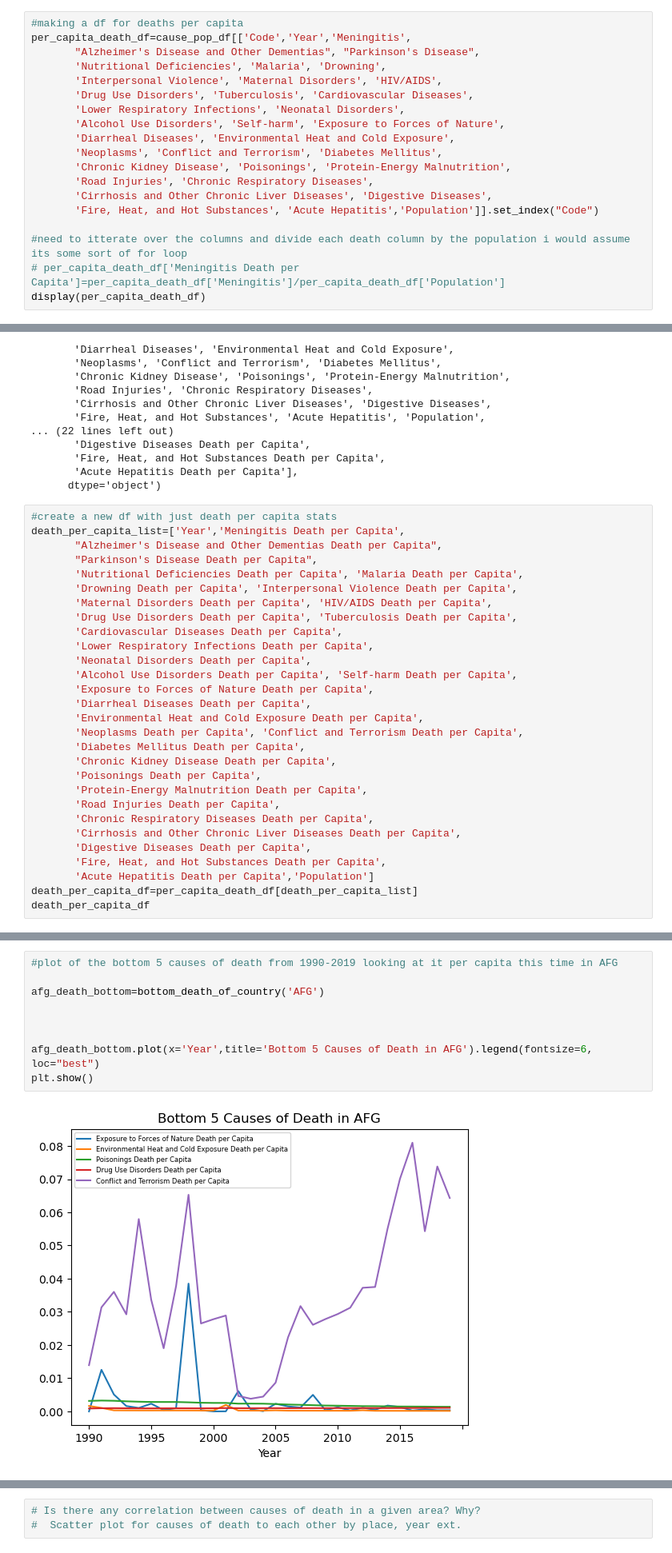
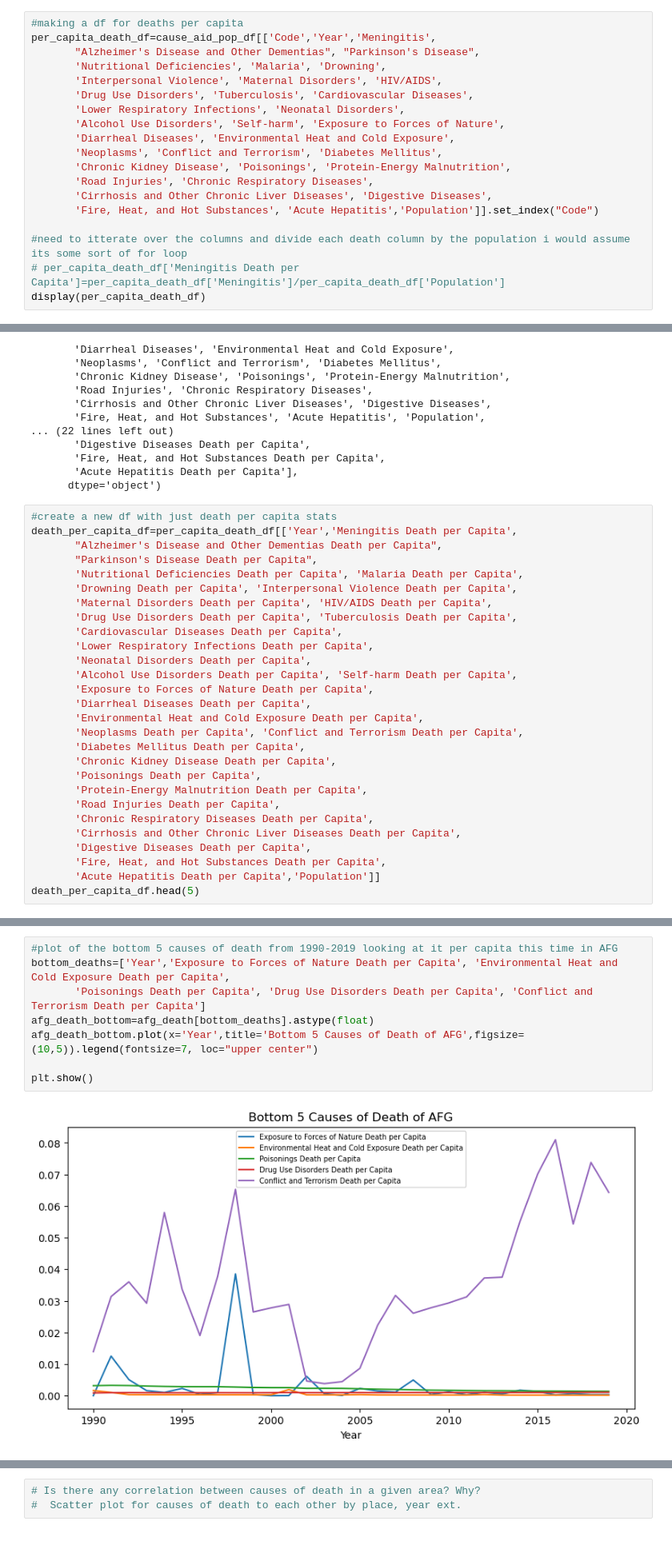
Before and after one commit to thomasjngo/Cause-of-Death-Analysis, a Jupyter notebook: Cause of Death Analysis/CommonCausesofDeath.ipynb, the cells around one changed output, grey strips where cells are left out. Shown at 80% size. Drawn from its saved outputs; the diff is of its cells as text.

```diff
--- a/Cause of Death Analysis/CommonCausesofDeath.ipynb
+++ b/Cause of Death Analysis/CommonCausesofDeath.ipynb
@@ -228,7 +236,7 @@ bottom_death_country_year
 4584 rows × 5 columns
 # %%
 #making a df for deaths per capita
-per_capita_death_df=cause_pop_df[['Code','Year','Meningitis',
+per_capita_death_df=cause_aid_pop_df[['Code','Year','Meningitis',
        "Alzheimer's Disease and Other Dementias", "Parkinson's Disease",
        'Nutritional Deficiencies', 'Malaria', 'Drowning',
        'Interpersonal Violence', 'Maternal Disorders', 'HIV/AIDS',
@@ -287,7 +295,7 @@ Index(['Year', 'Meningitis', 'Alzheimer's Disease and Other Dementias',
       dtype='object')
 # %%
 #create a new df with just death per capita stats
-death_per_capita_list=['Year','Meningitis Death per Capita',
+death_per_capita_df=per_capita_death_df[['Year','Meningitis Death per Capita',
        "Alzheimer's Disease and Other Dementias Death per Capita",
        "Parkinson's Disease Death per Capita",
        'Nutritional Deficiencies Death per Capita', 'Malaria Death per Capita',
@@ -311,9 +319,8 @@ death_per_capita_list=['Year','Meningitis Death per Capita',
        'Cirrhosis and Other Chronic Liver Diseases Death per Capita',
        'Digestive Diseases Death per Capita',
        'Fire, Heat, and Hot Substances Death per Capita',
-       'Acute Hepatitis Death per Capita','Population']
-death_per_capita_df=per_capita_death_df[death_per_capita_list]
-death_per_capita_df
+       'Acute Hepatitis Death per Capita','Population']]
+death_per_capita_df.head(5)
 # %% [output]
 |  | Year | Meningitis Death per Capita | Alzheimer's Disease and Other Dem... | Parkinson's Disease Death per Capita | Nutritional Deficiencies Death pe... | ... |
 | Code |  |  |  |  |  | ... |
@@ -365,12 +391,11 @@ plt.show()
 # %%
 #plot of the bottom 5 causes of death from 1990-2019 looking at it per capita this time in AFG
+bottom_deaths=['Year','Exposure to Forces of Nature Death per Capita', 'Environmental Heat and Cold Exposure Death per Capita',
+       'Poisonings Death per Capita', 'Drug Use Disorders Death per Capita', 'Conflict and Terrorism Death per Capita']
+afg_death_bottom=afg_death[bottom_deaths].astype(float)
+afg_death_bottom.plot(x='Year',title='Bottom 5 Causes of Death of AFG',figsize=(10,5)).legend(fontsize=7, loc="upper center")
 
-afg_death_bottom=bottom_death_of_country('AFG')
-
-
-
-afg_death_bottom.plot(x='Year',title='Bottom 5 Causes of Death in AFG').legend(fontsize=6, loc="best")
 plt.show()
 # %% [output]
-[figure, old version]
+[figure, new version]
 # %%
```
Also changed, not shown: parts of 35 cells of this notebook.
